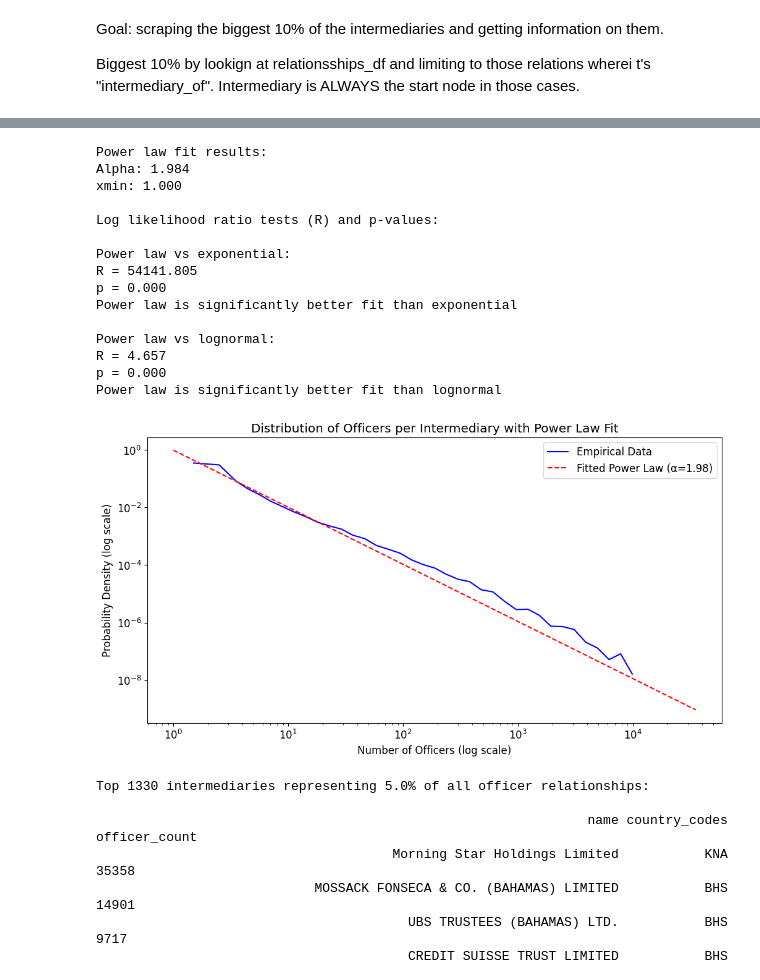
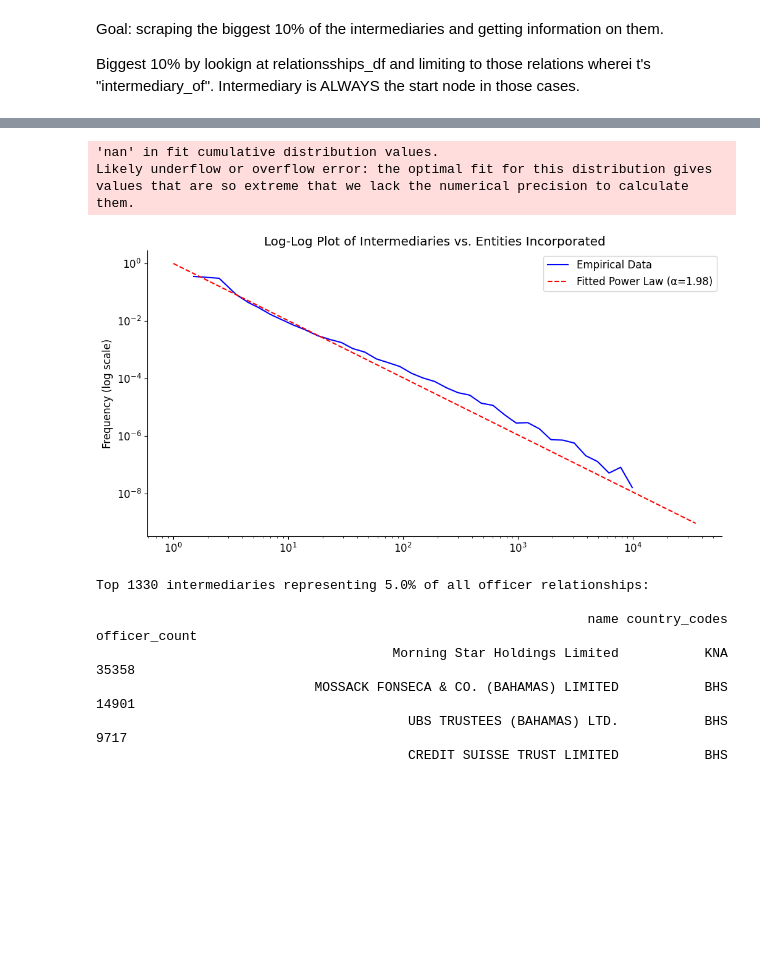
Before and after one commit to OscarAdserballe/intermediaries-in-the-offshore-world, a Jupyter notebook: scrape_intermediaries.ipynb, the cells around one changed output, grey strips where cells are left out. Saved outputs shown, nothing was run; the diff lists cells and outputs as text; code cells hidden in the pictures; blank space fills up the shorter version.

```diff
--- a/scrape_intermediaries.ipynb
+++ b/scrape_intermediaries.ipynb
@@ -114,19 +66,22 @@ import numpy as np
 intermediary_connections = relationships_df[relationships_df['rel_type'] == 'intermediary_of']
 officers_per_intermediary = intermediary_connections.groupby('node_id_start').size()
 
+# Remove duplicate line
 fit = powerlaw.Fit(officers_per_intermediary, xmin=1)
 
 fig = plt.figure(figsize=(12, 6))
 ax = plt.gca()
 
 fit.plot_pdf(color='b', label='Empirical Data')
-
 fit.power_law.plot_pdf(color='r', linestyle='--', label=f'Fitted Power Law (α={fit.alpha:.2f})')
 
-plt.title('Distribution of Officers per Intermediary with Power Law Fit')
-plt.xlabel('Number of Officers (log scale)')
-plt.ylabel('Probability Density (log scale)')
+plt.title('Log-Log Plot of Intermediaries vs. Entities Incorporated')
+plt.ylabel('Frequency (log scale)')
 plt.legend()
+
+# Despine the plot
+ax.spines['top'].set_visible(False)
+ax.spines['right'].set_visible(False)
 
 distributions = ['exponential', 'lognormal']
 R, p = {}, {}
@@ -174,19 +127,6 @@ Likely underflow or overflow error: the optimal fit for this distribution gives
-Power law fit results:
-Alpha: 1.984
-xmin: 1.000
-
-Log likelihood ratio tests (R) and p-values:
-
-Power law vs exponential:
-R = 54141.805
-p = 0.000
-Power law is significantly better fit than exponential
-
-Power law vs lognormal:
-R = 4.657
-p = 0.000
-Power law is significantly better fit than lognormal
+'nan' in fit cumulative distribution values.
+Likely underflow or overflow error: the optimal fit for this distribution gives values that are so extreme that we lack the numerical precision to calculate them.
-[figure, old version]
+[figure, new version]
 # %%
 def get_top_percentage_of_intermediaries(percentage: float):
     intermediary_connections = relationships_df[relationships_df['rel_type'] == 'intermediary_of']
```
Also changed, not shown: parts of 3 cells of this notebook, 22 other files.
